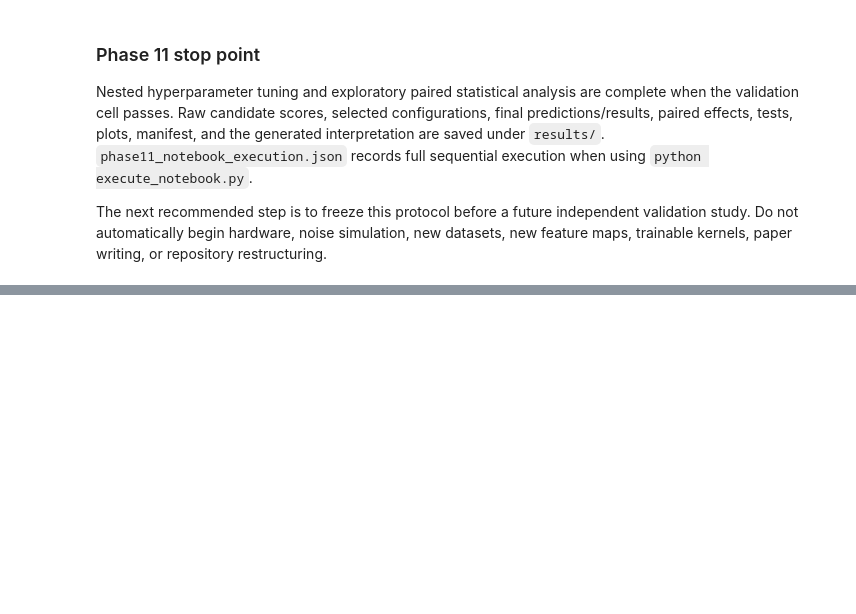
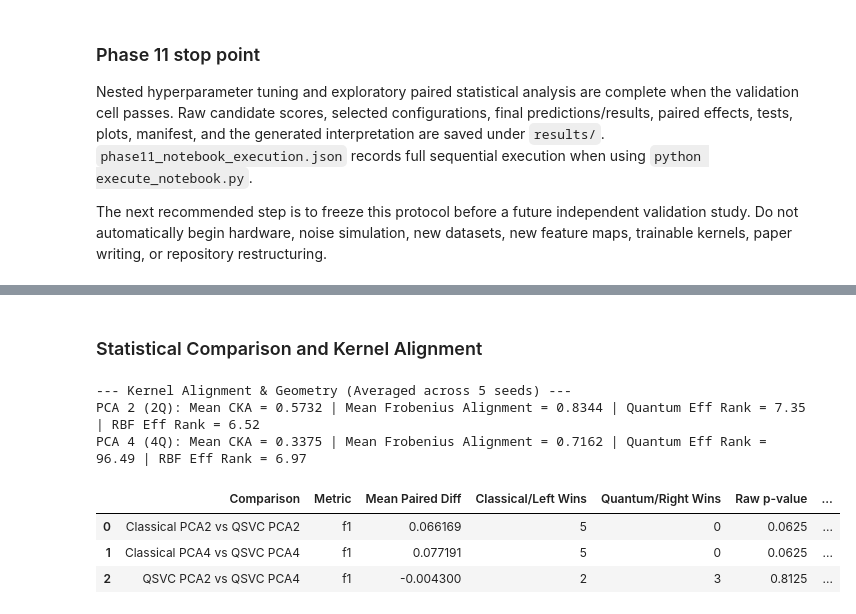
Before and after one commit to SinaQP/SVM-Vs-QSVM, a Jupyter notebook: notebooks/svm_vs_qsvm_setup.ipynb, the cells around one changed output, grey strips where cells are left out. Saved outputs shown, nothing was run; the diff lists cells and outputs as text; code cells hidden in the pictures; blank space fills up the shorter version.

```diff
--- a/svm_vs_qsvm_setup.ipynb
+++ b/notebooks/svm_vs_qsvm_setup.ipynb
@@ -3598,0 +3655,24 @@ The next recommended step is to freeze this protocol before a future independent
+# %% [markdown]
+### Statistical Comparison and Kernel Alignment
+# %%
+stat_df = pd.read_csv("results/final/final_statistical_comparison.csv")
+display(stat_df[["Comparison", "Metric", "Mean Paired Diff", "Classical/Left Wins", "Quantum/Right Wins", "Raw p-value", "Holm-Adjusted p-value", "Bootstrap 95% CI Low", "Bootstrap 95% CI High"]])
+
+kernel_df = pd.read_csv("results/final/final_kernel_comparison.csv")
+print("\n--- Kernel Alignment & Geometry (Averaged across 5 seeds) ---")
+print("PCA 2 (2Q): Mean CKA =", f"{kernel_df[kernel_df['pca_components']==2]['cka_alignment'].mean():.4f}",
+      "| Mean Frobenius Alignment =", f"{kernel_df[kernel_df['pca_components']==2]['frobenius_alignment'].mean():.4f}",
+      "| Quantum Eff Rank =", f"{kernel_df[kernel_df['pca_components']==2]['quantum_effective_rank'].mean():.2f}",
+      "| RBF Eff Rank =", f"{kernel_df[kernel_df['pca_components']==2]['rbf_effective_rank'].mean():.2f}")
+print("PCA 4 (4Q): Mean CKA =", f"{kernel_df[kernel_df['pca_components']==4]['cka_alignment'].mean():.4f}",
+      "| Mean Frobenius Alignment =", f"{kernel_df[kernel_df['pca_components']==4]['frobenius_alignment'].mean():.4f}",
+      "| Quantum Eff Rank =", f"{kernel_df[kernel_df['pca_components']==4]['quantum_effective_rank'].mean():.2f}",
+      "| RBF Eff Rank =", f"{kernel_df[kernel_df['pca_components']==4]['rbf_effective_rank'].mean():.2f}")
+# %% [output]
+--- Kernel Alignment & Geometry (Averaged across 5 seeds) ---
+PCA 2 (2Q): Mean CKA = 0.5732 | Mean Frobenius Alignment = 0.8344 | Quantum Eff Rank = 7.35 | RBF Eff Rank = 6.52
+PCA 4 (4Q): Mean CKA = 0.3375 | Mean Frobenius Alignment = 0.7162 | Quantum Eff Rank = 96.49 | RBF Eff Rank = 6.97
+|  | Comparison | Metric | Mean Paired Diff | Classical/Left Wins | Quantum/Right Wins | Raw p-value | ... |
+| 0 | Classical PCA2 vs QSVC PCA2 | f1 | 0.066169 | 5 | 0 | 0.0625 | ... |
+| 1 | Classical PCA4 vs QSVC PCA4 | f1 | 0.077191 | 5 | 0 | 0.0625 | ... |
+| 2 | QSVC PCA2 vs QSVC PCA4 | f1 | -0.004300 | 2 | 3 | 0.8125 | ... |
```
Also changed, not shown: parts of 6 cells of this notebook, 54 other files.
